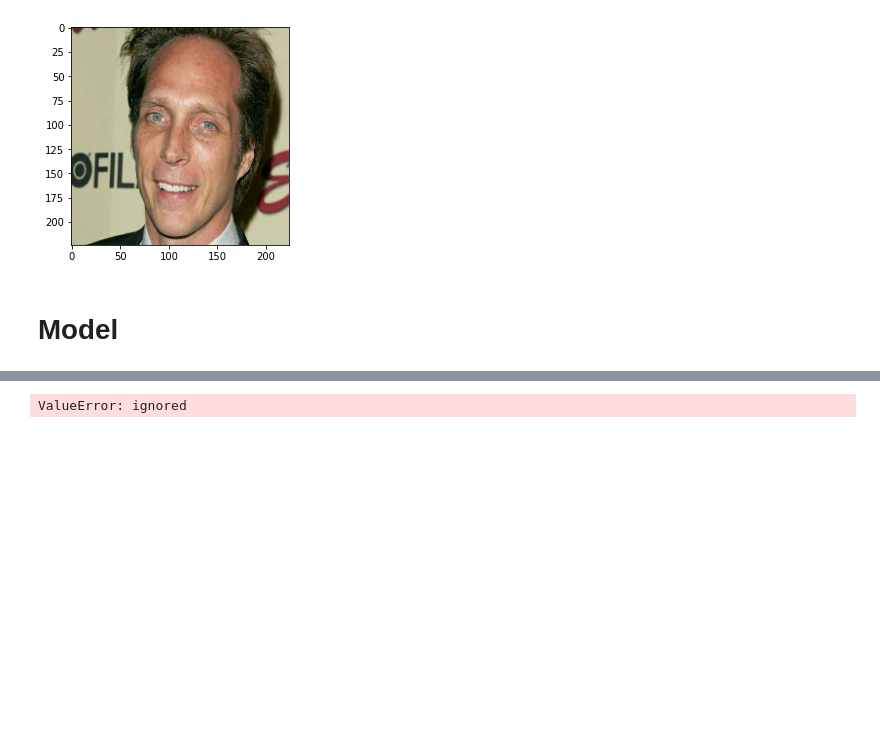
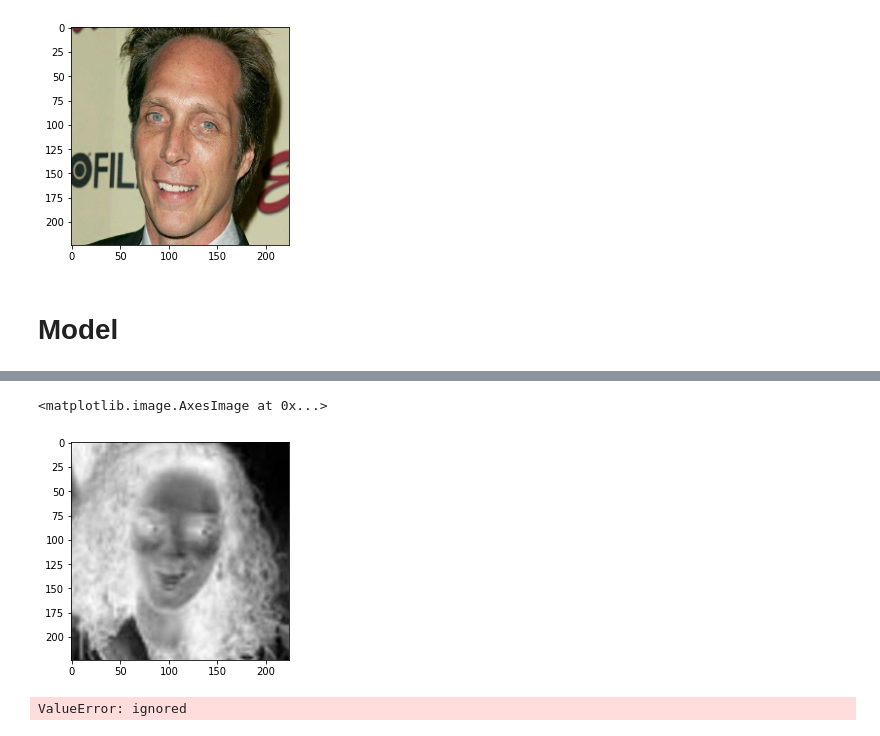
Before and after one commit to ywenlu/colab, a Jupyter notebook: AgeNet_v4_MobileNet2_WL.ipynb, the cells around one changed output, grey strips where cells are left out. Saved outputs shown, nothing was run; the diff lists cells and outputs as text; code cells hidden in the pictures; blank space fills up the shorter version.

```diff
--- a/AgeNet_v4_MobileNet2_WL.ipynb
+++ b/AgeNet_v4_MobileNet2_WL.ipynb
@@ -206,0 +216,7 @@ plt.imshow(img[12])
+# %%
+IMG_SIZE=224
+N_CHANNELS = 3
+input_shape = [IMG_SIZE,IMG_SIZE,N_CHANNELS]
+inputs = Input(shape=input_shape)
+conv1 = layers.Conv1D(filters=3, kernel_size=1)
+out_img = conv1(list(ds_train.take(1))[0][0][0])
@@ -206,0 +235,5 @@ plt.imshow(img[12])
+# %%
+plt.imshow(out_img[:,:,1], cmap='gray')
+# %% [output]
+<matplotlib.image.AxesImage at 0x...>
+[figure, added]
```
Also changed, not shown: parts of 8 cells of this notebook.
